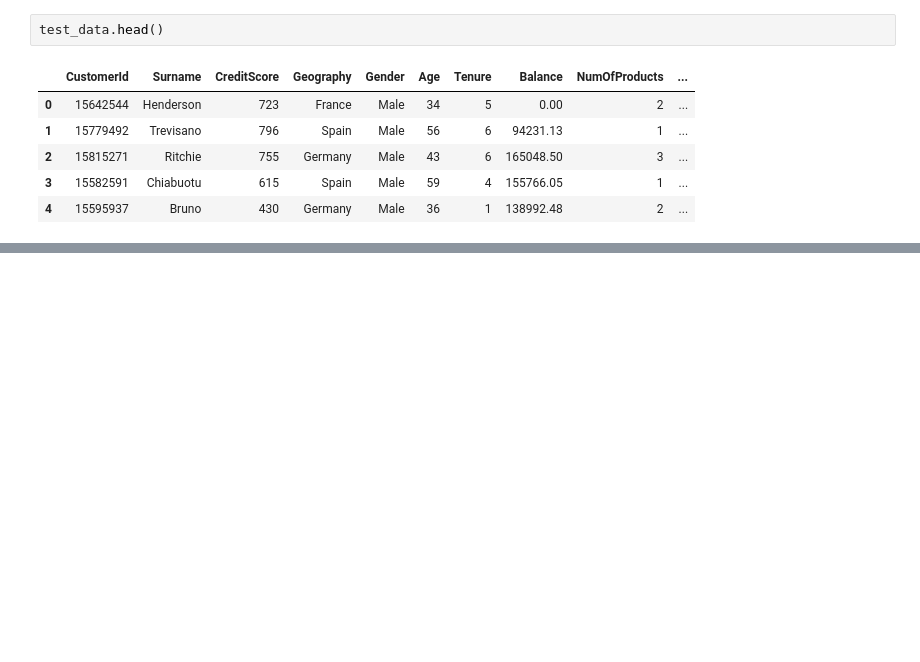
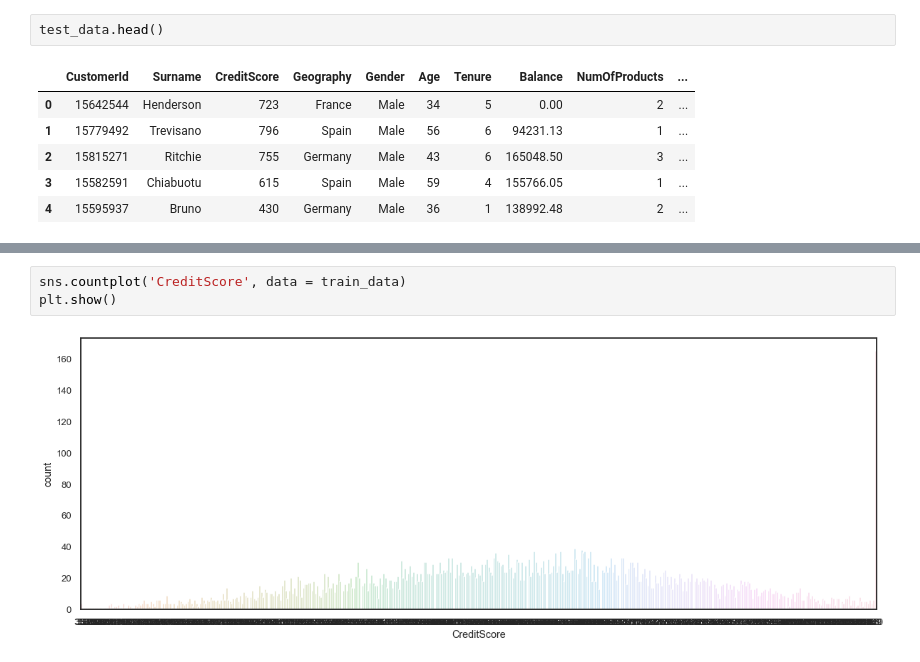
Before and after one commit to anthoniomadu/ISM_415, a Jupyter notebook: data-science-and-machine-learning-ism-415-2021/Anthonio_Maduadichie_18100111136.ipynb, the cells around one changed output, grey strips where cells are left out. Cells and saved outputs as stored; diff of their text form; blank space fills up the shorter version.

```diff
--- a/data-science-and-machine-learning-ism-415-2021/Anthonio_Maduadichie_18100111136.ipynb
+++ b/data-science-and-machine-learning-ism-415-2021/Anthonio_Maduadichie_18100111136.ipynb
@@ -41,0 +113,5 @@ test_data.head()
+# %%
+sns.countplot('CreditScore', data = train_data)
+plt.show()
+# %% [output]
+[figure, added]
```
Also changed, not shown: parts of 84 cells of this notebook, 17 other files.
